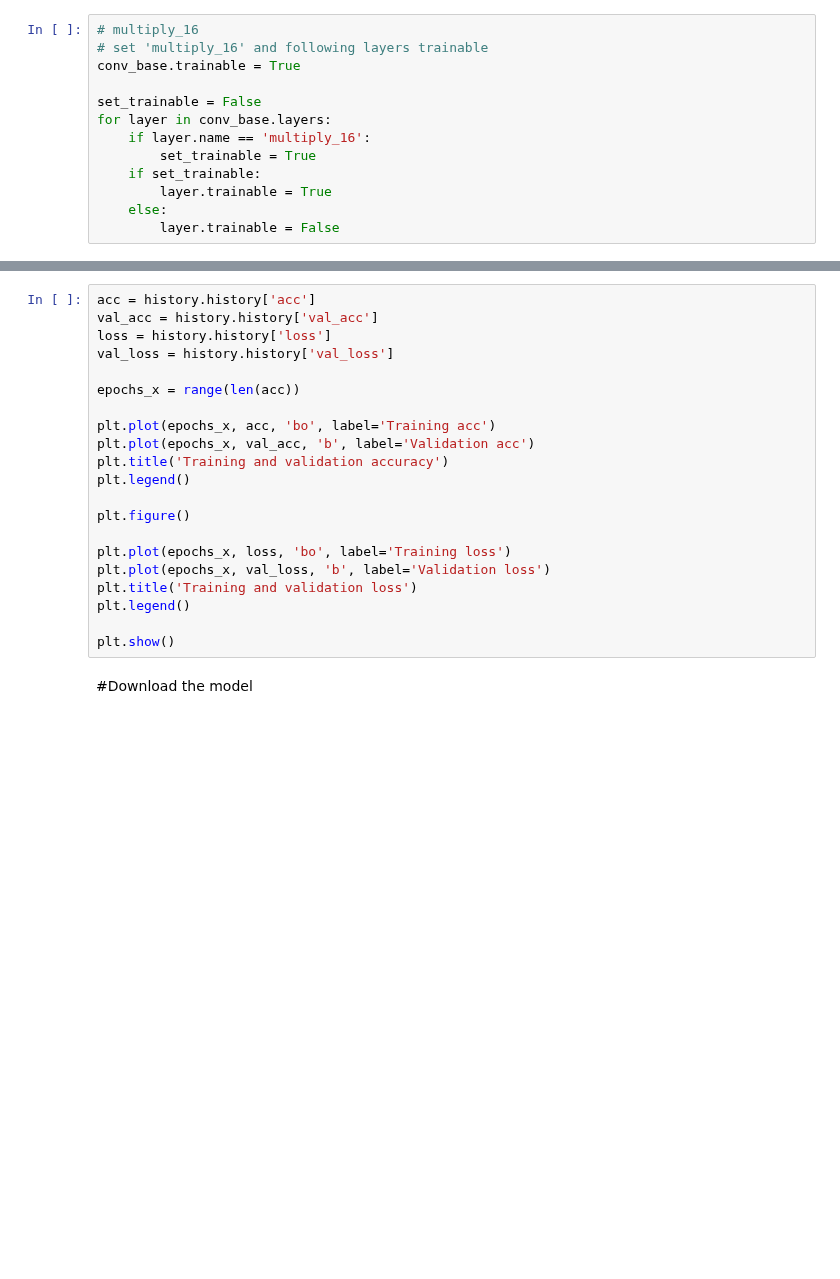
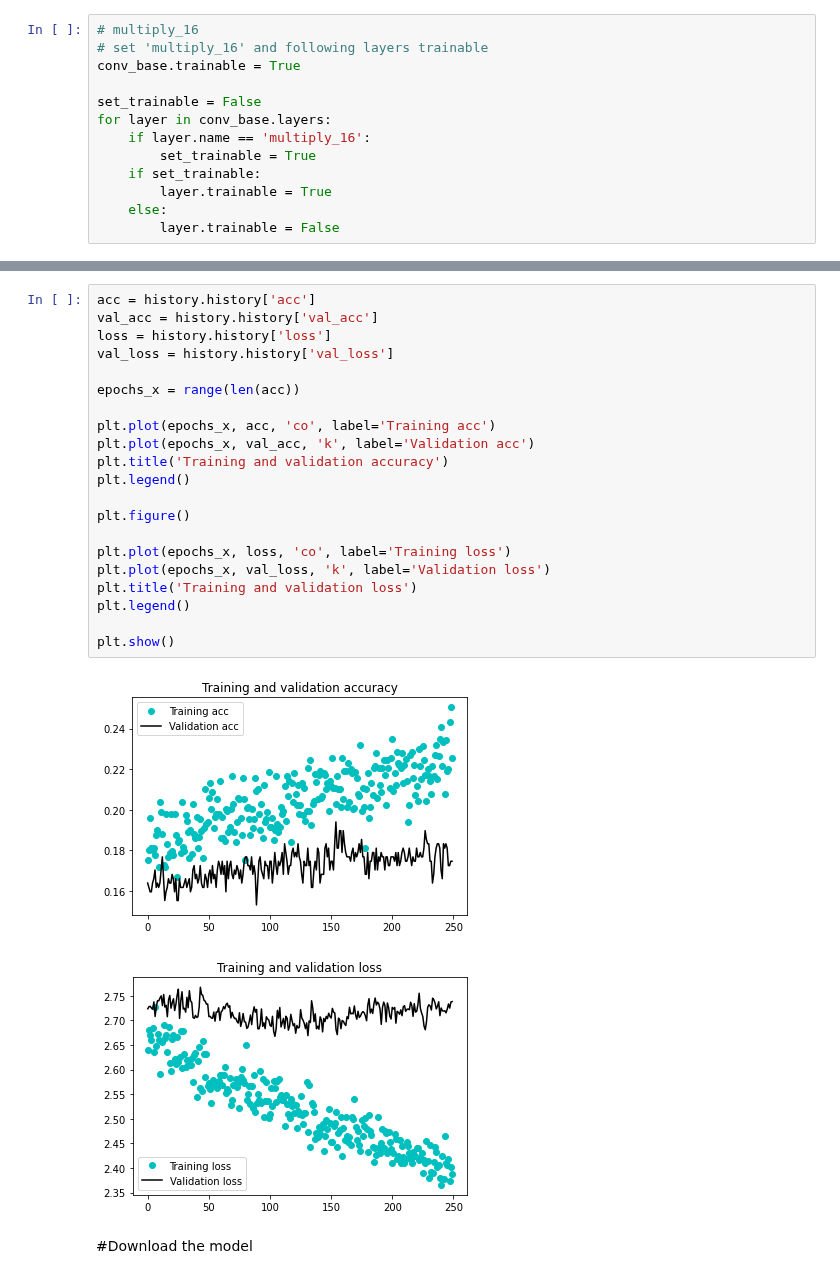
Before and after one commit to Wanita-8943/efficientnet_keras_transfer_learning, a Jupyter notebook: รอบที่1_Train_Female125_250.ipynb, the cells around one changed output, grey strips where cells are left out. Saved outputs shown, nothing was run; the diff lists cells and outputs as text; blank space fills up the shorter version.

```diff
--- a/รอบที่1_Train_Female125_250.ipynb
+++ b/รอบที่1_Train_Female125_250.ipynb
@@ -1134,24 +1170,27 @@ history = model.fit_generator(
 # %%
 acc = history.history['acc']
 val_acc = history.history['val_acc']
 loss = history.history['loss']
 val_loss = history.history['val_loss']
 
 epochs_x = range(len(acc))
 
-plt.plot(epochs_x, acc, 'bo', label='Training acc')
-plt.plot(epochs_x, val_acc, 'b', label='Validation acc')
+plt.plot(epochs_x, acc, 'co', label='Training acc')
+plt.plot(epochs_x, val_acc, 'k', label='Validation acc')
 plt.title('Training and validation accuracy')
 plt.legend()
 
 plt.figure()
 
-plt.plot(epochs_x, loss, 'bo', label='Training loss')
-plt.plot(epochs_x, val_loss, 'b', label='Validation loss')
+plt.plot(epochs_x, loss, 'co', label='Training loss')
+plt.plot(epochs_x, val_loss, 'k', label='Validation loss')
 plt.title('Training and validation loss')
 plt.legend()
 
 plt.show()
+# %% [output]
+[figure, added]
+[figure, added]
 # %% [markdown]
 #Download the model
 # %%
```
Also changed, not shown: parts of 12 cells of this notebook.
